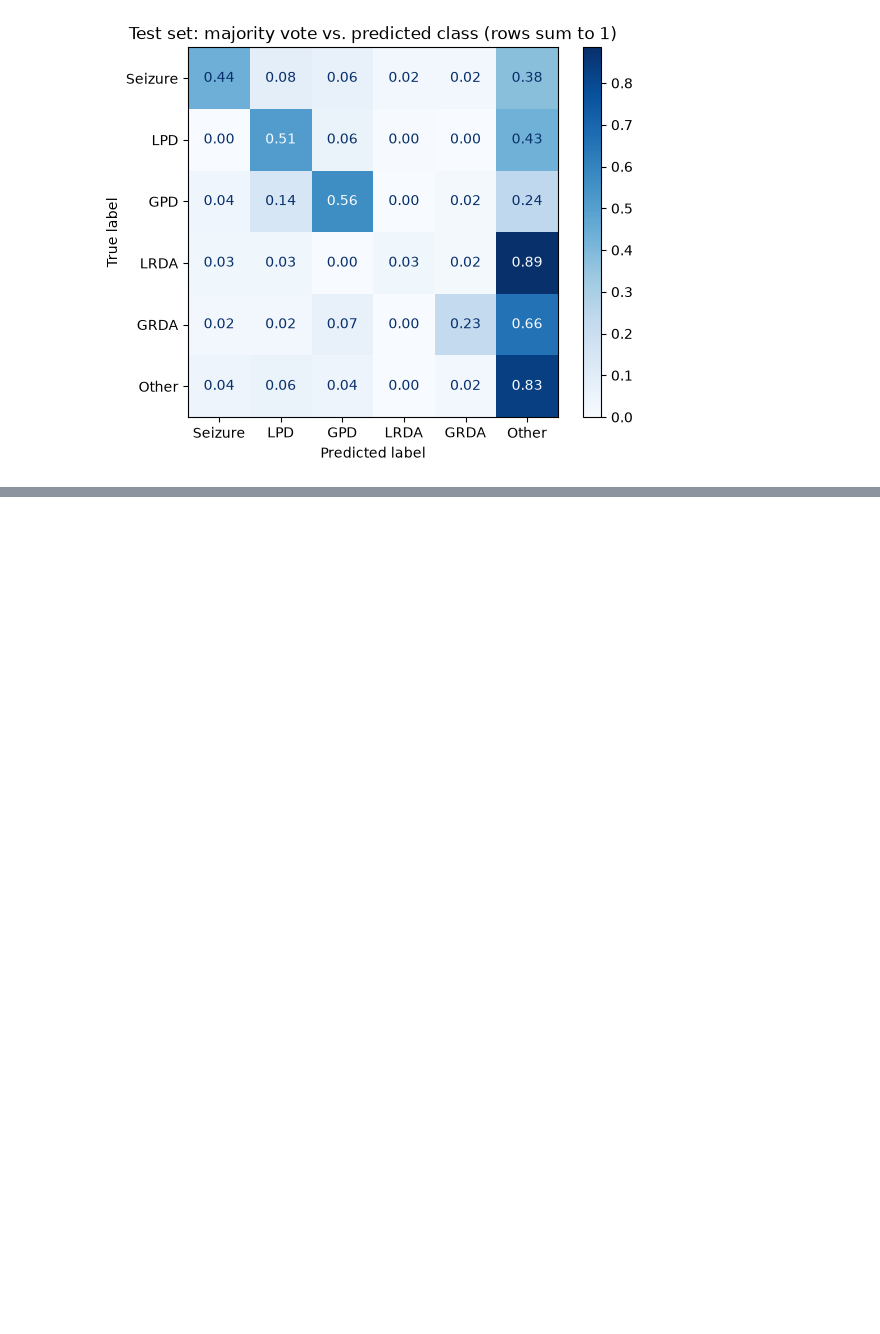
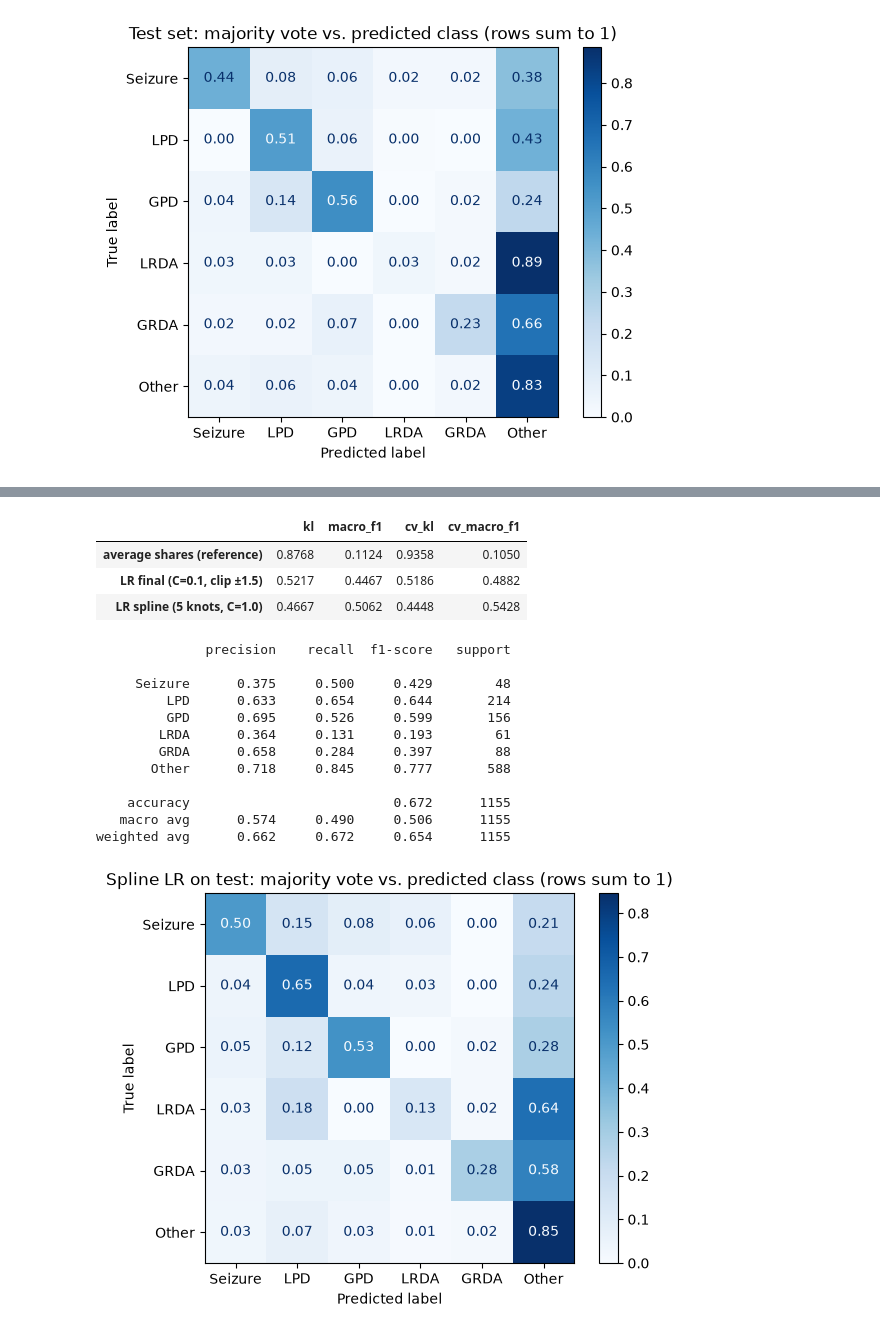
Before and after one commit to daviijulian/ML-Project-2, a Jupyter notebook: notebooks/DavidJulian.ipynb, the cells around one changed output, grey strips where cells are left out. Drawn from its saved outputs; the diff is of its cells as text; code cells hidden in the pictures; blank space fills up the shorter version.

```diff
--- a/notebooks/DavidJulian.ipynb
+++ b/notebooks/DavidJulian.ipynb
@@ -711,0 +846,47 @@ weighted avg      0.611     0.630     0.602      1155
+# %%
+spline_name = f"LR spline ({spline_knots} knots, C={spline_C})"
+cv_results[spline_name] = cross_validate(spline_lr, X_train_final, y_train, folds)
+
+# Train once on the full training pool, then predict the held-out test patients
+spline_test_pred = spline_lr(X_train_final, y_train, X_test_final)
+capped_test_pred = make_clipped_lr(clip_threshold, C=best_C)(X_train_final, y_train, X_test_final)
+
+final_comparison = pd.DataFrame({
+    "average shares (reference)": evaluate(y_test, reference_pred),
+    lr_final_name: evaluate(y_test, capped_test_pred),
+    spline_name: evaluate(y_test, spline_test_pred),
+}).T.astype(float)
+final_comparison["cv_kl"] = [cv_results[name]["kl"].mean()
+                             for name in ["average shares", lr_final_name, spline_name]]
+final_comparison["cv_macro_f1"] = [cv_results[name]["macro_f1"].mean()
+                                   for name in ["average shares", lr_final_name, spline_name]]
+display(final_comparison.round(4))
+
+# Per-class results for the spline model
+spline_pred_class = majority_class(spline_test_pred)
+print(classification_report(true_class, spline_pred_class, labels=range(len(CLASS_NAMES)),
+                            target_names=CLASS_NAMES, digits=3, zero_division=0))
+
+ConfusionMatrixDisplay.from_predictions(true_class, spline_pred_class, labels=range(len(CLASS_NAMES)),
+                                        display_labels=CLASS_NAMES, normalize="true",
+                                        values_format=".2f", cmap="Blues")
+plt.title("Spline LR on test: majority vote vs. predicted class (rows sum to 1)")
+plt.show()
+# %% [output]
+|  | kl | macro_f1 | cv_kl | cv_macro_f1 |
+| average shares (reference) | 0.8768 | 0.1124 | 0.9358 | 0.1050 |
+| LR final (C=0.1, clip ±1.5) | 0.5217 | 0.4467 | 0.5186 | 0.4882 |
+| LR spline (5 knots, C=1.0) | 0.4667 | 0.5062 | 0.4448 | 0.5428 |
+              precision    recall  f1-score   support
+
+     Seizure      0.375     0.500     0.429        48
+         LPD      0.633     0.654     0.644       214
+         GPD      0.695     0.526     0.599       156
+        LRDA      0.364     0.131     0.193        61
+        GRDA      0.658     0.284     0.397        88
+       Other      0.718     0.845     0.777       588
+
+    accuracy                          0.672      1155
+   macro avg      0.574     0.490     0.506      1155
+weighted avg      0.662     0.672     0.654      1155
+[figure, added]
```
Also changed, not shown: parts of 6 cells of this notebook.
